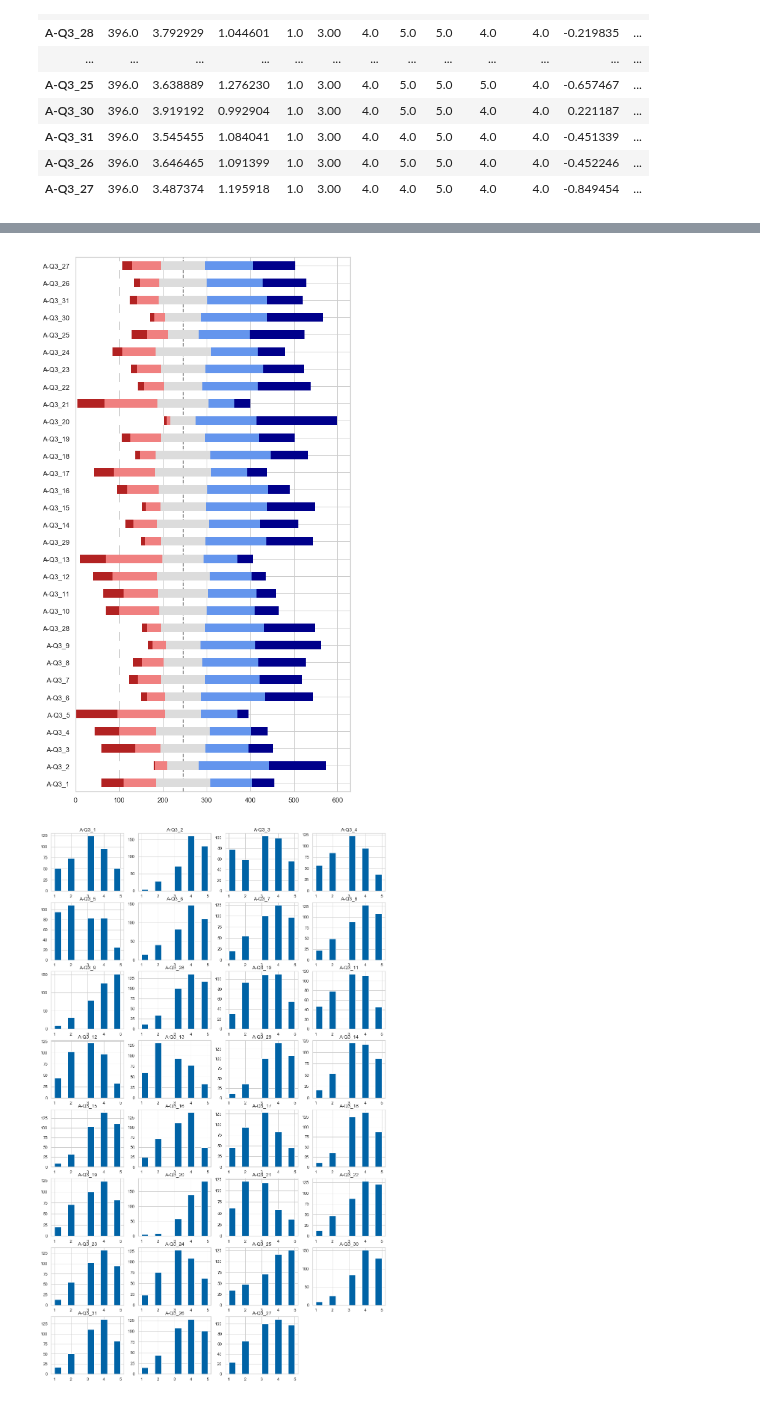
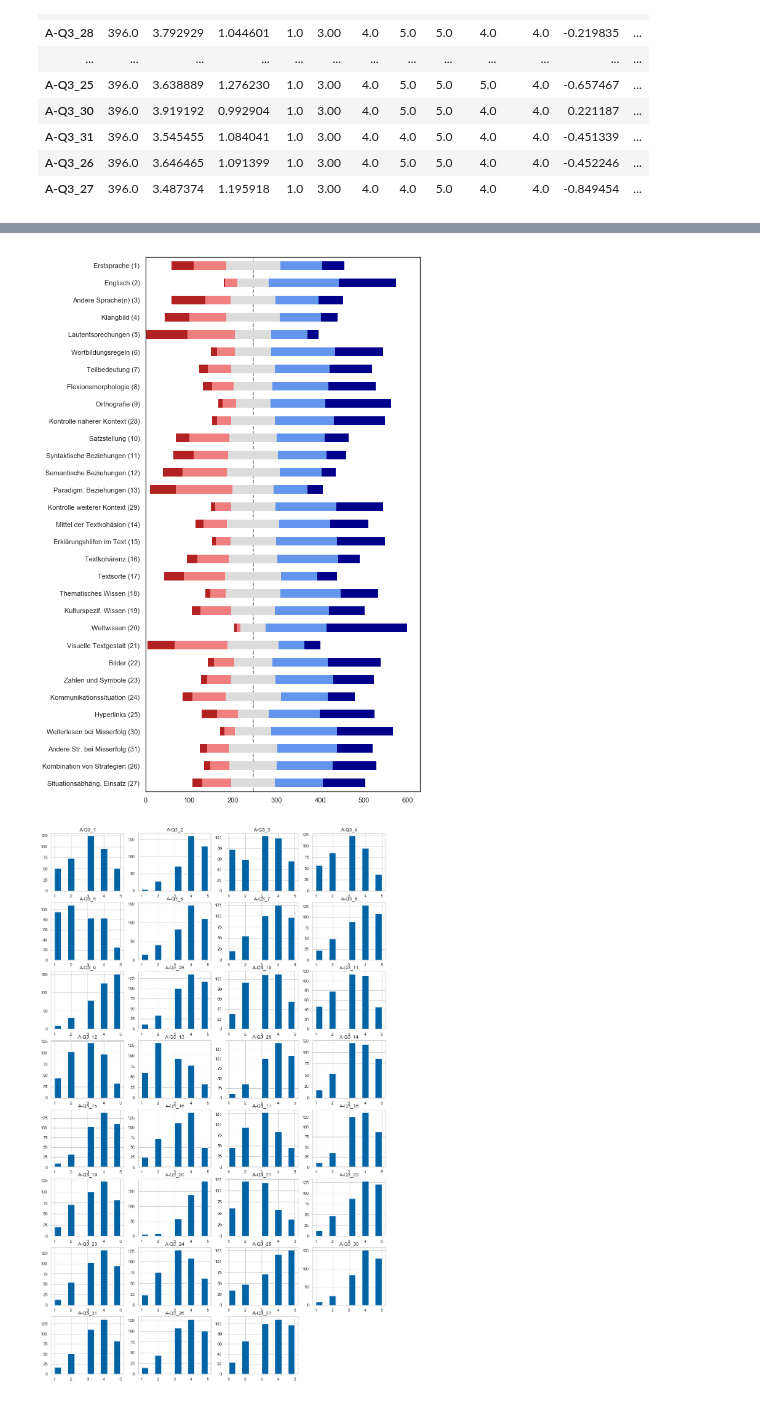
Before and after one commit to martinakienberger/Dissertation_LIS, a Jupyter notebook: Datenanalyse_1.ipynb, the cells around one changed output, grey strips where cells are left out. Drawn from its saved outputs; the diff is of its cells as text; code cells hidden in the pictures.

Commit message:
Likert-Grafiken, Tabellen

```diff
--- a/Datenanalyse_1.ipynb
+++ b/Datenanalyse_1.ipynb
@@ -17,7 +17,7 @@ from sklearn.cluster import KMeans, AgglomerativeClustering
 from sklearn import metrics
 from sklearn.metrics import pairwise_distances
 import seaborn as sns
-sns.set(style="whitegrid") #"whitegrid", "darkgrid"...
+sns.set(style="white") #"whitegrid", "darkgrid"...
 %pylab inline
 # %% [output]
 Populating the interactive namespace from numpy and matplotlib
@@ -538,7 +642,41 @@ df_describe(Daten_A3[Daten_A3[Liste_A_Q3]!=0],Liste_A_Q3)
+# %%
+Daten3_N = Daten_A3[:][Liste_A_Q3]
+Daten3_N.rename(columns={'A-Q3_1':'Erstsprache (1)',
+                        'A-Q3_2':'Englisch (2)',
+                        'A-Q3_3':'Andere Sprache(n) (3)',
+                        'A-Q3_4':'Klangbild (4)',
+                        'A-Q3_5':'Lautentsprechungen (5)',
+                        'A-Q3_6':'Wortbildungsregeln (6)',
+                        'A-Q3_7':'Teilbedeutung (7)',
+                        'A-Q3_8':'Flexionsmorphologie (8)',
+                        'A-Q3_9':'Orthografie (9)',
+                        'A-Q3_10':'Satzstellung (10)',
+                        'A-Q3_11':'Syntaktische Beziehungen (11)',
+                        'A-Q3_12':'Semantische Beziehungen (12)',
+                        'A-Q3_13':'Paradigm. Beziehungen (13)',
+                        'A-Q3_14':'Mittel der Textkohäsion (14)',
+                        'A-Q3_15':'Erklärungshilfen im Text (15)',
+                        'A-Q3_16':'Textkohärenz (16)',
+                        'A-Q3_17':'Textsorte (17)',
+                        'A-Q3_18':'Thematisches Wissen (18)',
+                        'A-Q3_19':'Kulturspezif. Wissen (19)',
+                        'A-Q3_20':'Weltwissen (20)',
+                        'A-Q3_21':'Visuelle Textgestalt (21)',
+                        'A-Q3_22':'Bilder (22)',
+                        'A-Q3_23':'Zahlen und Symbole (23)',
+                        'A-Q3_24':'Kommunikationssituation (24)',
+                        'A-Q3_25':'Hyperlinks (25)',
+                        'A-Q3_26':'Kombination von Strategien (26)',
+                        'A-Q3_27':'Situationsabhäng. Einsatz (27)',
+                        'A-Q3_28':'Kontrolle näherer Kontext (28)',
+                        'A-Q3_29':'Kontrolle weiterer Kontext (29)',
+                        'A-Q3_30':'Weiterlesen bei Misserfolg (30)',
+                        'A-Q3_31':'Andere Str. bei Misserfolg (31)',}, inplace=True)
+Daten3_N = Daten3_N.iloc[:, ::-1]
 # %%
-graf_likert(Daten_A3,Liste_A_Q3,16)
+graf_likert(Daten3_N,16)
 # %% [output]
-[figure, old version]
+[figure, new version]
 # %%
 graf_hist(Daten_A3,Liste_A_Q3,16,30,9,4)
 # %% [output]
```
Also changed, not shown: parts of 28 cells of this notebook, 5 other files.
